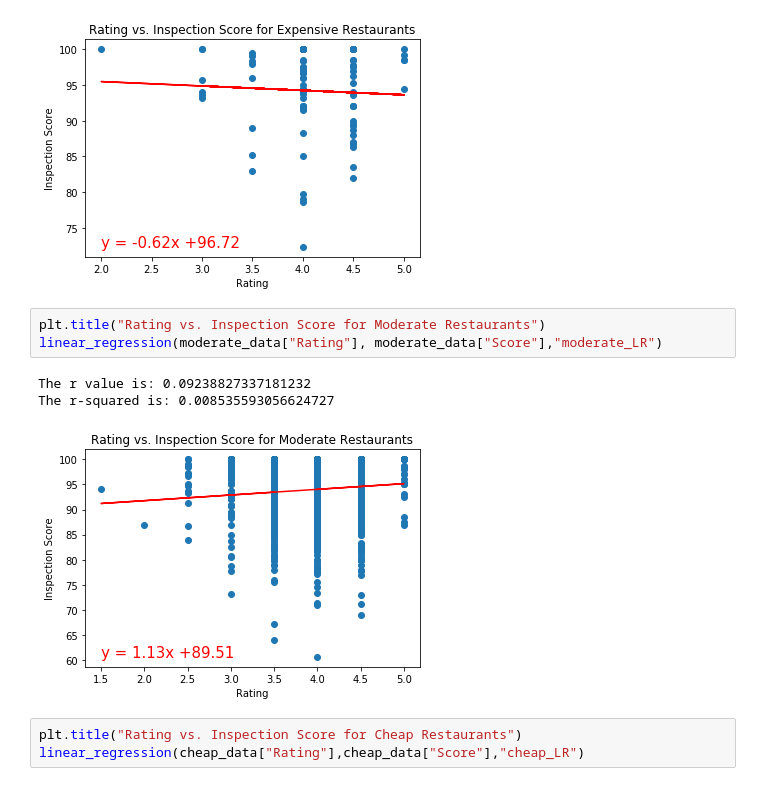
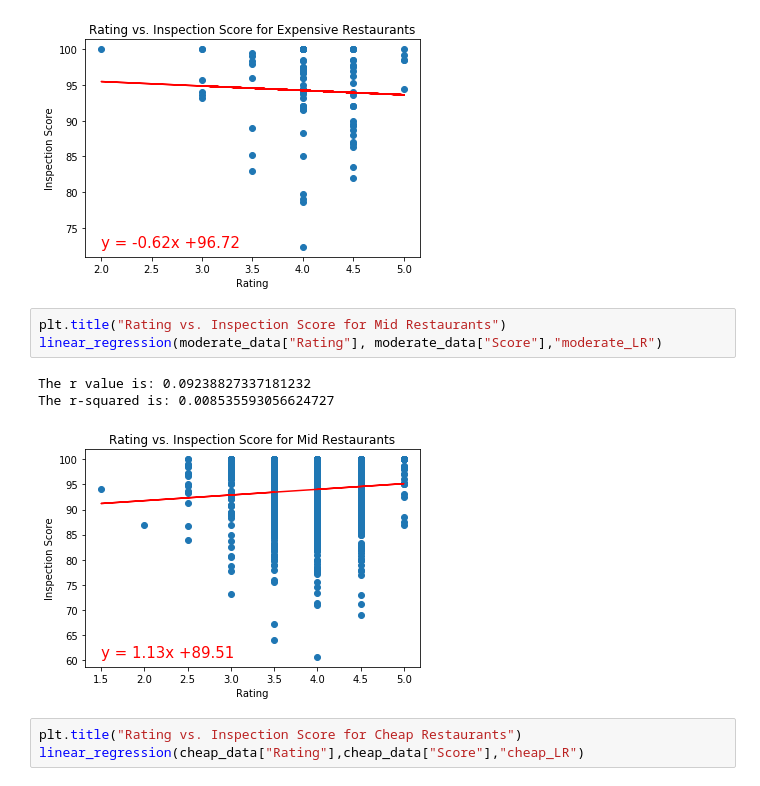
Before and after one commit to DCMilligan88/PriceVsHealth, a Jupyter notebook: analysis_project1.ipynb, the cells around one changed output. Cells and saved outputs as stored; diff of their text form.

```diff
--- a/analysis_project1.ipynb
+++ b/analysis_project1.ipynb
@@ -368,12 +367,12 @@ The r value is: -0.05349160755176761
 The r-squared is: 0.0028613520784723213
 [figure]
 # %%
-plt.title("Rating vs. Inspection Score for Moderate Restaurants")
+plt.title("Rating vs. Inspection Score for Mid Restaurants")
 linear_regression(moderate_data["Rating"], moderate_data["Score"],"moderate_LR")
 # %% [output]
 The r value is: 0.09238827337181232
 The r-squared is: 0.008535593056624727
-[figure, old version]
+[figure, new version]
 # %%
 plt.title("Rating vs. Inspection Score for Cheap Restaurants")
 linear_regression(cheap_data["Rating"],cheap_data["Score"],"cheap_LR")
```
Also changed, not shown: parts of 11 cells of this notebook, 3 other files.
